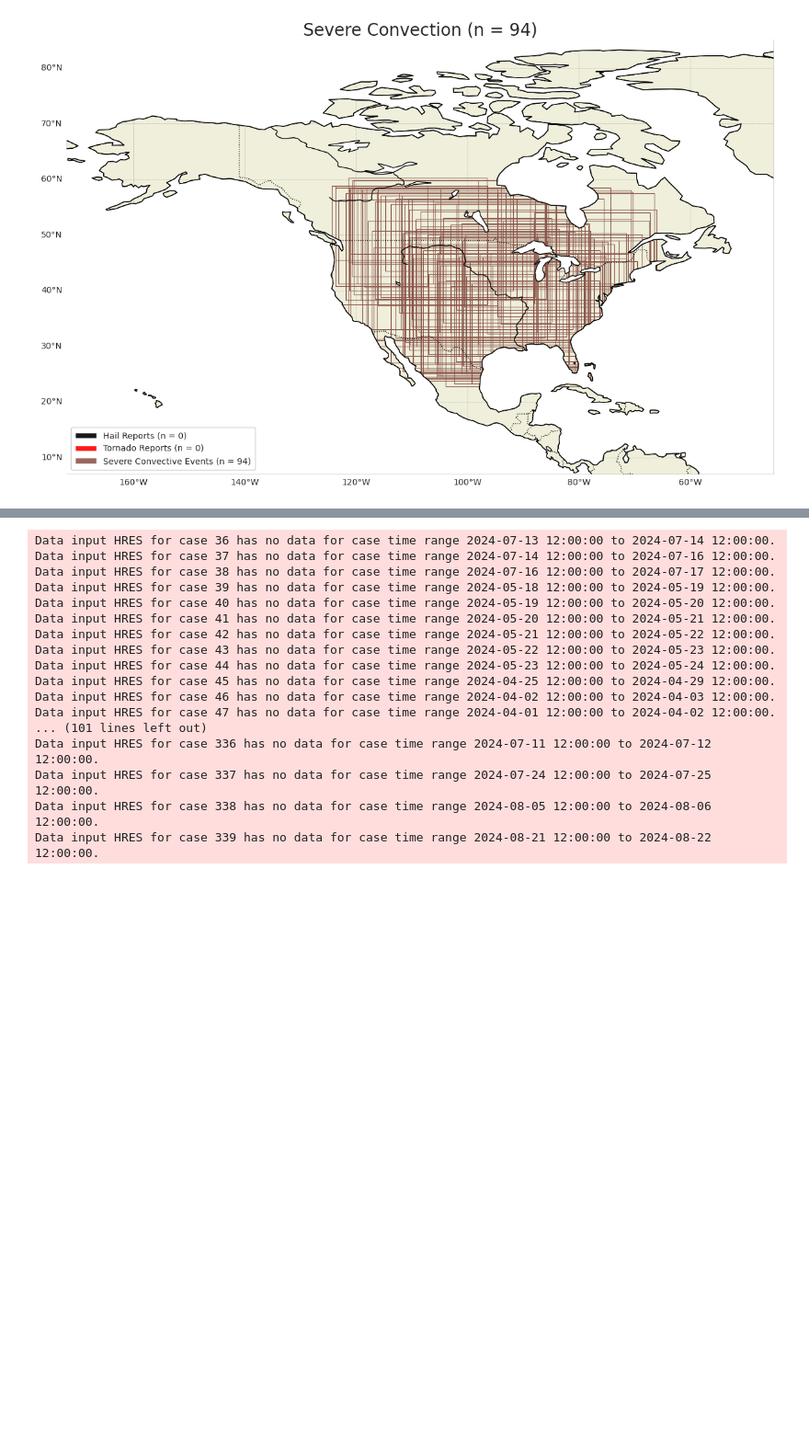
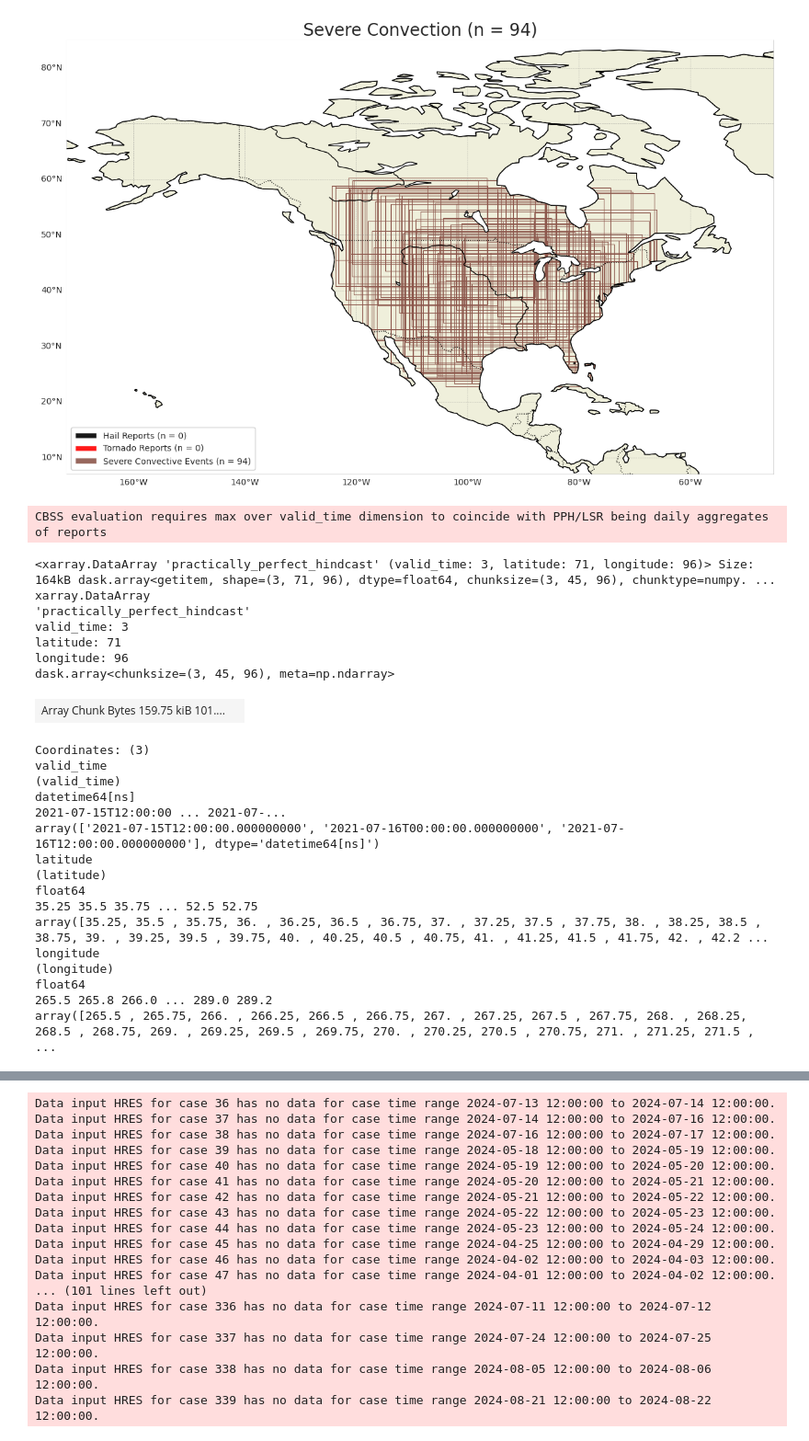
Before and after one commit to amymcgovern/extreme-weather-bench-paper, a Jupyter notebook: src/plots/figure3.ipynb, the cells around one changed output, grey strips where cells are left out. Shown at 92% size. Drawn from its saved outputs; the diff is of its cells as text; code cells hidden in the pictures; blank space fills up the shorter version.

```diff
--- a/src/plots/figure3.ipynb
+++ b/src/plots/figure3.ipynb
@@ -322,0 +338,34 @@ forecast_source = [hres_ifs_settings['forecast_source'], gc_gfs_cira_settings['f
+# %%
+my_id = 314
+my_case = ewb_cases.select_cases("case_id_number", my_id).cases[0]
+
+[cbss, pph] = get_cbss_and_pph_outputs(my_case, hres_forecast)
+# %% [output]
+CBSS evaluation requires max over valid_time dimension to coincide with PPH/LSR being daily aggregates of reports
+# %%
+pph.practically_perfect_hindcast
+# %% [output]
+<xarray.DataArray 'practically_perfect_hindcast' (valid_time: 3, latitude: 71, longitude: 96)> Size: 164kB dask.array<getitem, shape=(3, 71, 96), dtype=float64, chunksize=(3, 45, 96), chunktype=numpy. ...
+xarray.DataArray
+'practically_perfect_hindcast'
+valid_time: 3
+latitude: 71
+longitude: 96
+dask.array<chunksize=(3, 45, 96), meta=np.ndarray>
+| Array Chunk Bytes 159.75 kiB 101.... |  |
+Coordinates: (3)
+valid_time
+(valid_time)
+datetime64[ns]
+2021-07-15T12:00:00 ... 2021-07-...
+array(['2021-07-15T12:00:00.000000000', '2021-07-16T00:00:00.000000000', '2021-07-16T12:00:00.000000000'], dtype='datetime64[ns]')
+latitude
+(latitude)
+float64
+35.25 35.5 35.75 ... 52.5 52.75
+array([35.25, 35.5 , 35.75, 36. , 36.25, 36.5 , 36.75, 37. , 37.25, 37.5 , 37.75, 38. , 38.25, 38.5 , 38.75, 39. , 39.25, 39.5 , 39.75, 40. , 40.25, 40.5 , 40.75, 41. , 41.25, 41.5 , 41.75, 42. , 42.2 ...
+longitude
+(longitude)
+float64
+265.5 265.8 266.0 ... 289.0 289.2
+array([265.5 , 265.75, 266. , 266.25, 266.5 , 266.75, 267. , 267.25, 267.5 , 267.75, 268. , 268.25, 268.5 , 268.75, 269. , 269.25, 269.5 , 269.75, 270. , 270.25, 270.5 , 270.75, 271. , 271.25, 271.5 , ...
```
Also changed, not shown: parts of 10 cells of this notebook, 3 other files.
